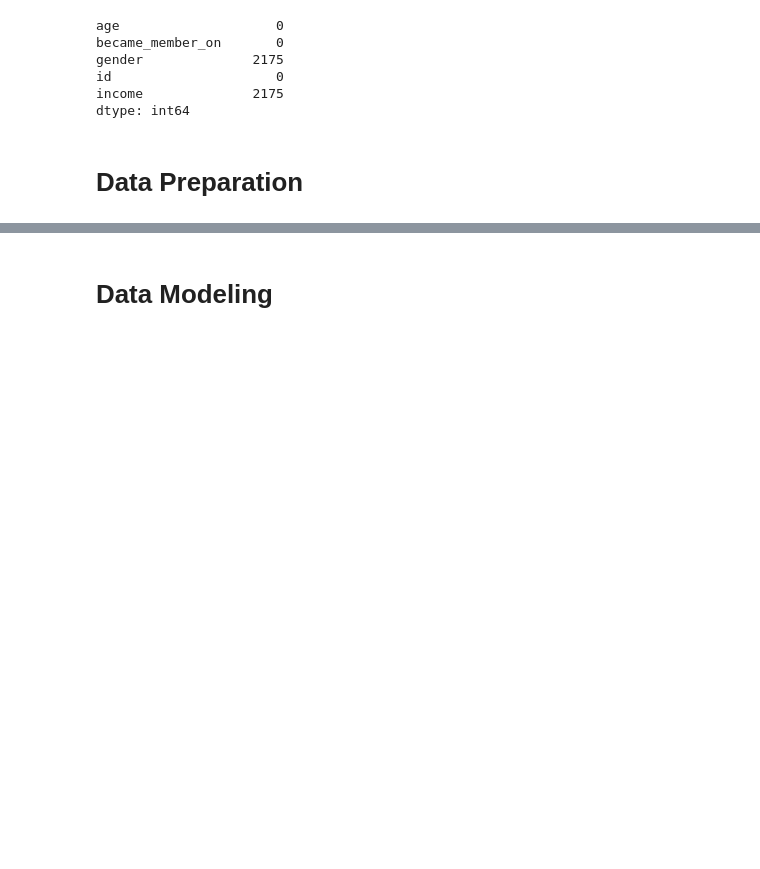
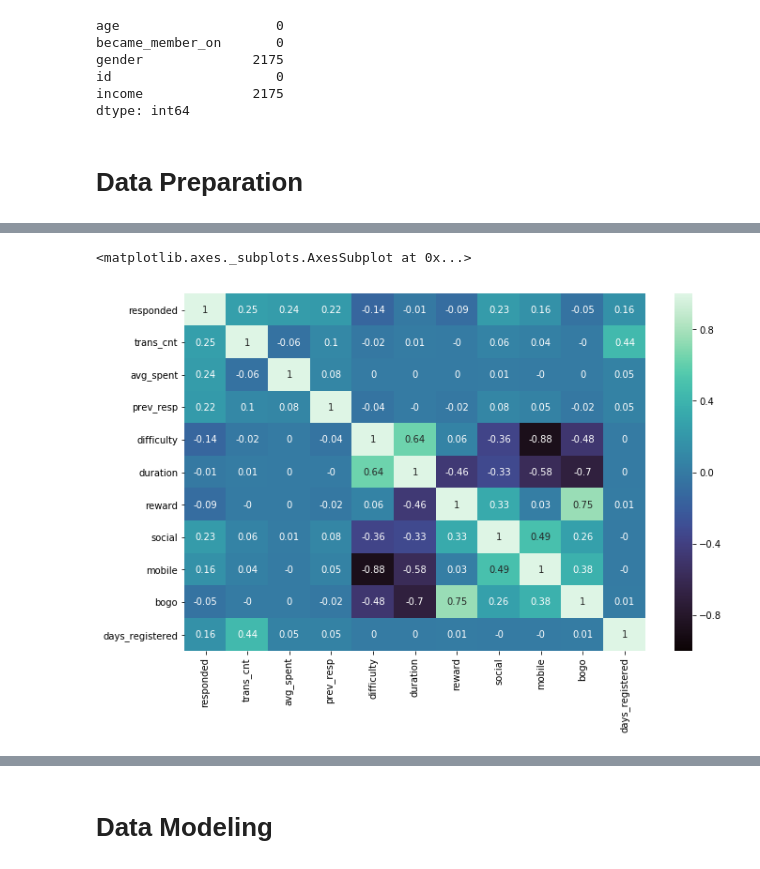
Before and after one commit to Nikalozj/Starbucks-Udacity, a Jupyter notebook: Starbucks_Capstone_notebook.ipynb, the cells around one changed output, grey strips where cells are left out. Cells and saved outputs as stored; diff of their text form; code cells hidden in the pictures; blank space fills up the shorter version.

```diff
--- a/Starbucks_Capstone_notebook.ipynb
+++ b/Starbucks_Capstone_notebook.ipynb
@@ -299,0 +599,3 @@ Here's a brief overview of the steps:
+# %%
+df = processed_transcript.merge(portfolio_cleaned, how = 'inner', on = 'offer_id')
+df = df.merge(profile_cleaned, how = 'inner', on = 'person')
@@ -299,0 +638,31 @@ Here's a brief overview of the steps:
+# %%
+def split_train_test(df_cleaned):
+    '''
+    DESCRIPTION
+    Splits cleaned transcript dataframe into train and test sets. Offers received on the last day (day 576)
+    are classified as test set. Creates two files:
+    xtest.csv - csv with 'person' & 'offer_id'
+    ytest.csv - csv with 'responded'
+
+    INPUT
+    df - cleaned transcript dataframe
+
+    OUTPUT
+    train_df - dataframe to use for training
+    '''
+    # Get offers received on time = 576
+    test_df = df_cleaned[df_cleaned['time'] == 576]
+
+    # Export X_test person & offer_id pairs
+    test_df[['person', 'offer_id']].to_csv('data/xtest.csv', index = False)
+
+    # Export y_test target column
+    test_df[['responded']].to_csv('data/ytest.csv', index = False)
+
+    # Get training df
+    train_df = df_cleaned[df_cleaned['time'] < 576]
+
+    # Return
+    return train_df
+# %%
+df = split_train_test(df)
@@ -299,0 +684,3 @@ Here's a brief overview of the steps:
+# %%
+# Drop columns
+df.drop(['person', 'time', 'offer_id'], axis = 1, inplace = True)
@@ -299,0 +696,7 @@ Here's a brief overview of the steps:
+# %%
+# Check correlations excluding demographic data because we have nulls
+plt.figure(figsize = (11,7))
+sns.heatmap(np.round(df.drop(['age', 'gender', 'income'], axis = 1).corr(), 2), annot = True, cmap = 'mako', vmin = -1, vmax = 1)
+# %% [output]
+<matplotlib.axes._subplots.AxesSubplot at 0x...>
+[figure, added]
```
Also changed, not shown: parts of 84 cells of this notebook, 3 other files.
